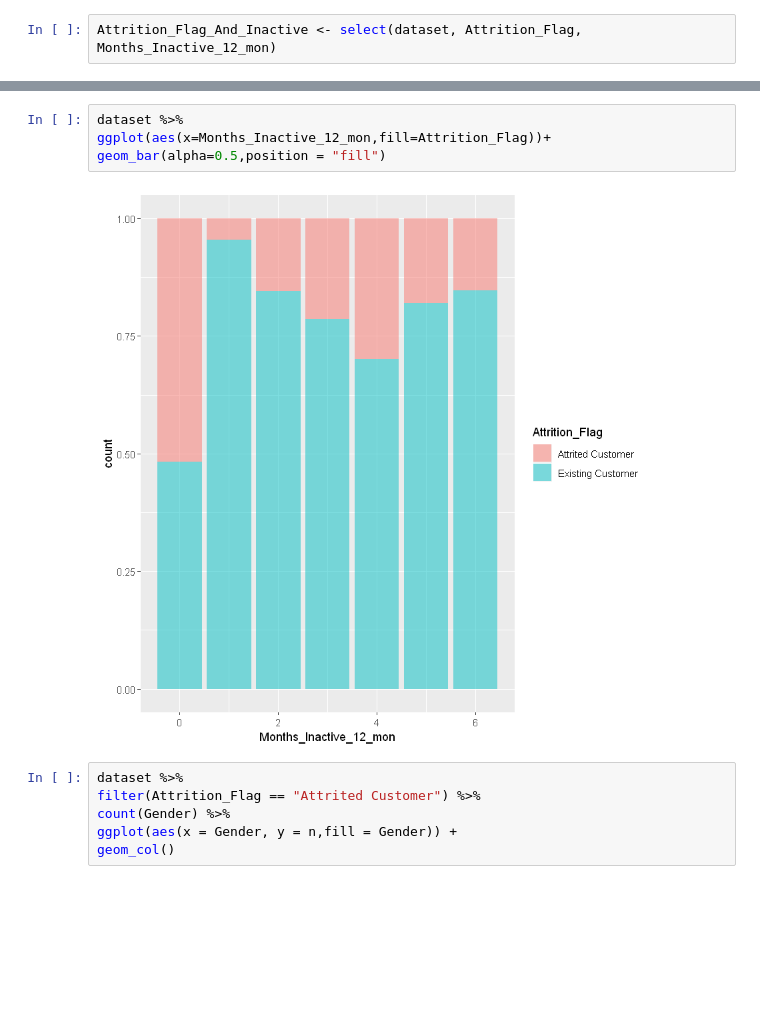
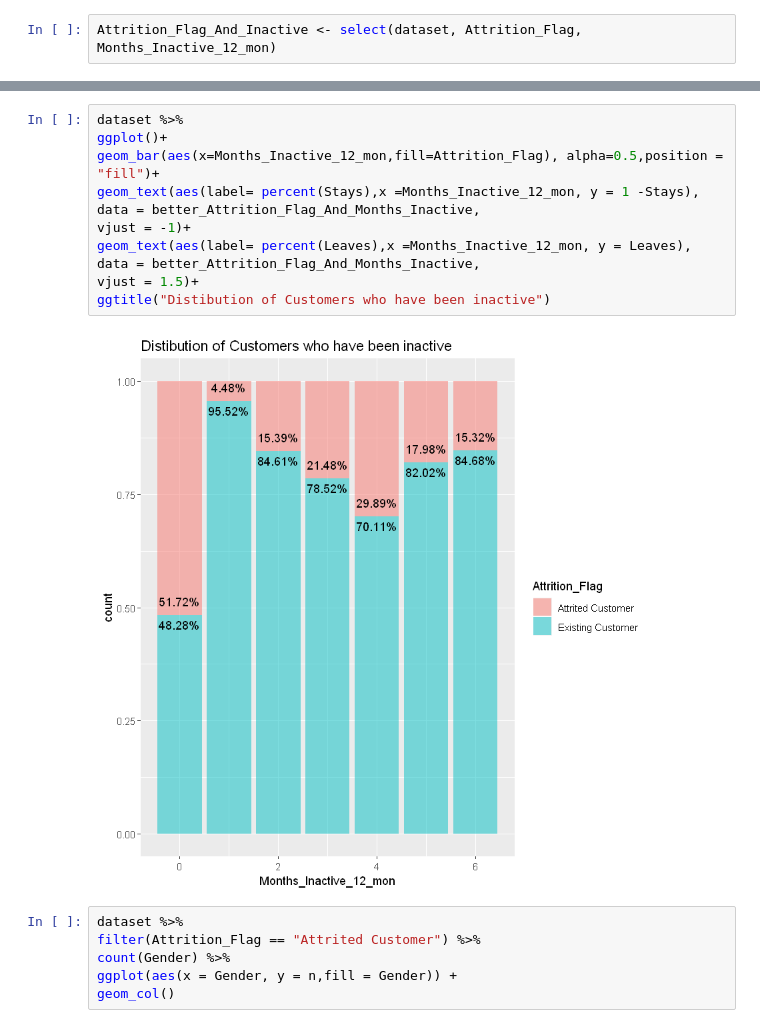
Before and after one commit to WeAreVR/Biba, a Jupyter notebook: BIBA.ipynb, the cells around one changed output, grey strips where cells are left out. Drawn from its saved outputs; the diff is of its cells as text; blank space fills up the shorter version.

```diff
--- a/BIBA.ipynb
+++ b/BIBA.ipynb
@@ -129,9 +129,14 @@ better_Attrition_Flag_And_Months_Inactive
 # %%
 dataset %>%
-ggplot(aes(x=Months_Inactive_12_mon,fill=Attrition_Flag))+
-geom_bar(alpha=0.5,position = "fill")
+ggplot()+
+geom_bar(aes(x=Months_Inactive_12_mon,fill=Attrition_Flag), alpha=0.5,position = "fill")+
+geom_text(aes(label= percent(Stays),x =Months_Inactive_12_mon, y = 1 -Stays), data = better_Attrition_Flag_And_Months_Inactive,
+vjust = -1)+
+geom_text(aes(label= percent(Leaves),x =Months_Inactive_12_mon, y = Leaves), data = better_Attrition_Flag_And_Months_Inactive,
+vjust = 1.5)+
+ggtitle("Distibution of Customers who have been inactive")
 # %% [output]
-[figure, old version]
+[figure, new version]
 # %%
 dataset %>%
 filter(Attrition_Flag == "Attrited Customer") %>%
```
Also changed, not shown: parts of 12 cells of this notebook.
